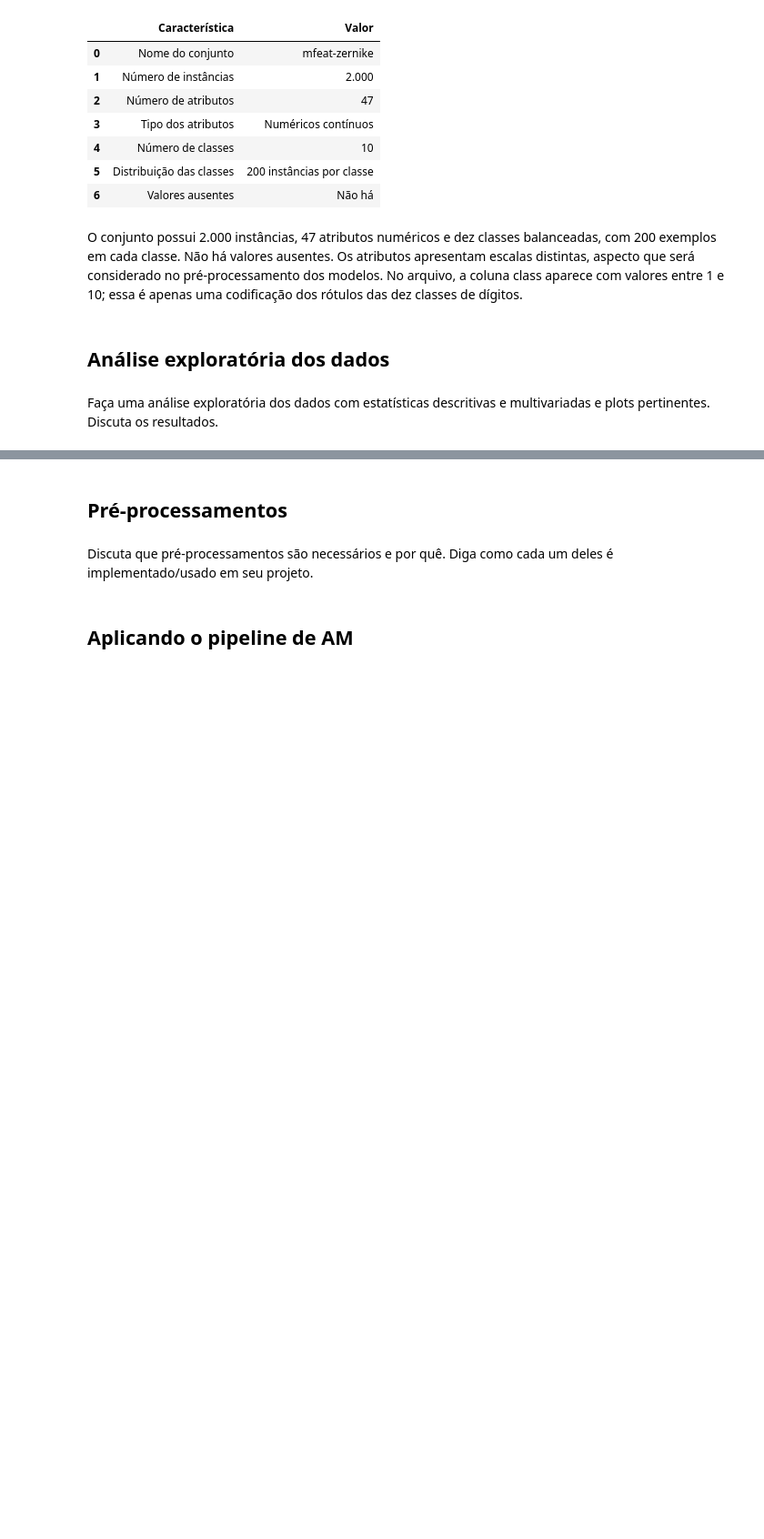
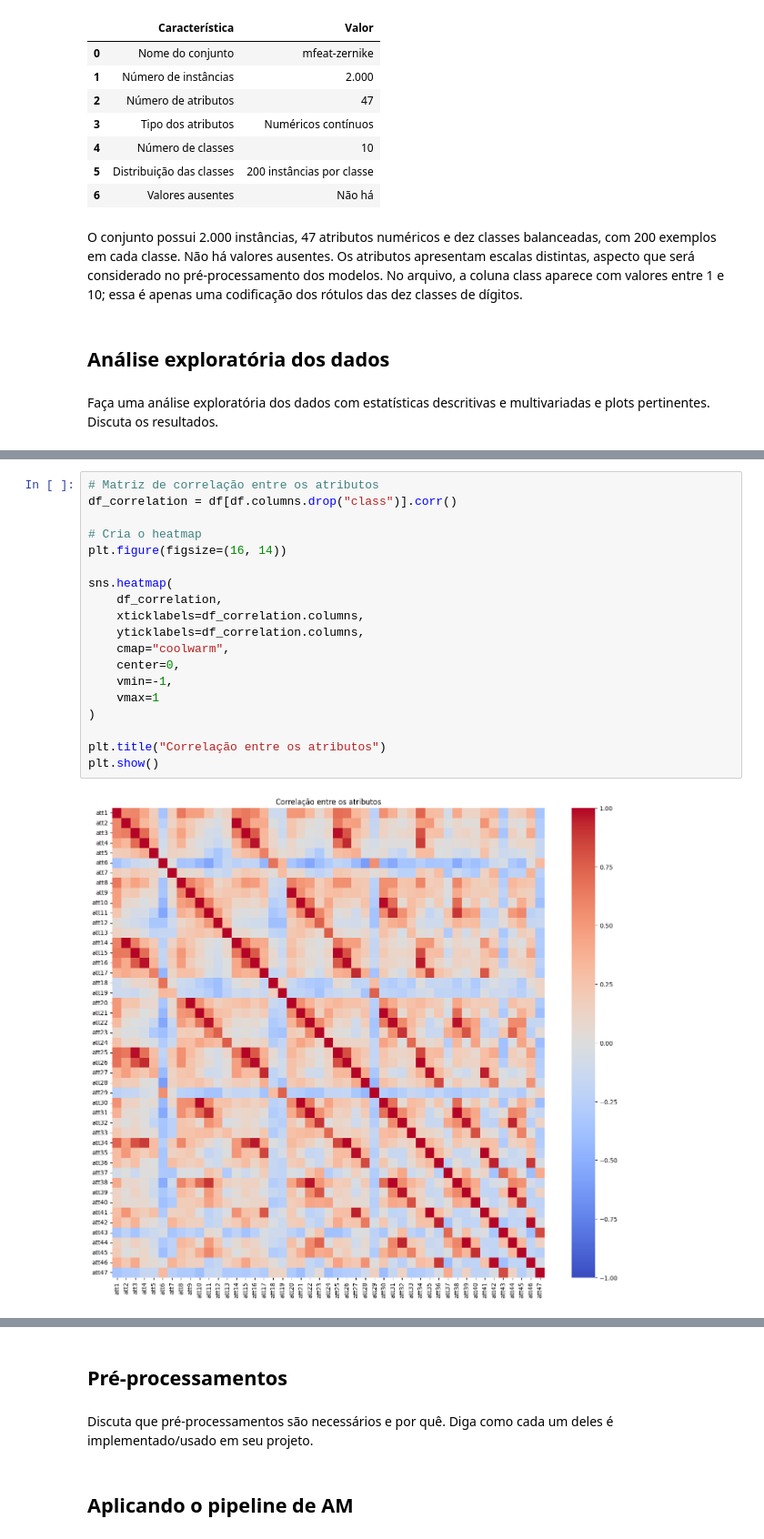
Before and after one commit to GabrielNegreiro28/aprendizado-de-maquina, a Jupyter notebook: Projeto_2_-_AM_zernike.ipynb, the cells around one changed output, grey strips where cells are left out. Shown at 91% size. Cells and saved outputs as stored; diff of their text form; blank space fills up the shorter version.

```diff
--- a/Projeto_2_-_AM_zernike.ipynb
+++ b/Projeto_2_-_AM_zernike.ipynb
@@ -118,0 +216,21 @@ Faça uma análise exploratória dos dados com estatísticas descritivas e multi
+# %%
+# Matriz de correlação entre os atributos
+df_correlation = df[df.columns.drop("class")].corr()
+
+# Cria o heatmap
+plt.figure(figsize=(16, 14))
+
+sns.heatmap(
+    df_correlation,
+    xticklabels=df_correlation.columns,
+    yticklabels=df_correlation.columns,
+    cmap="coolwarm",
+    center=0,
+    vmin=-1,
+    vmax=1
+)
+
+plt.title("Correlação entre os atributos")
+plt.show()
+# %% [output]
+[figure, added]
```
Also changed, not shown: parts of 10 cells of this notebook.
